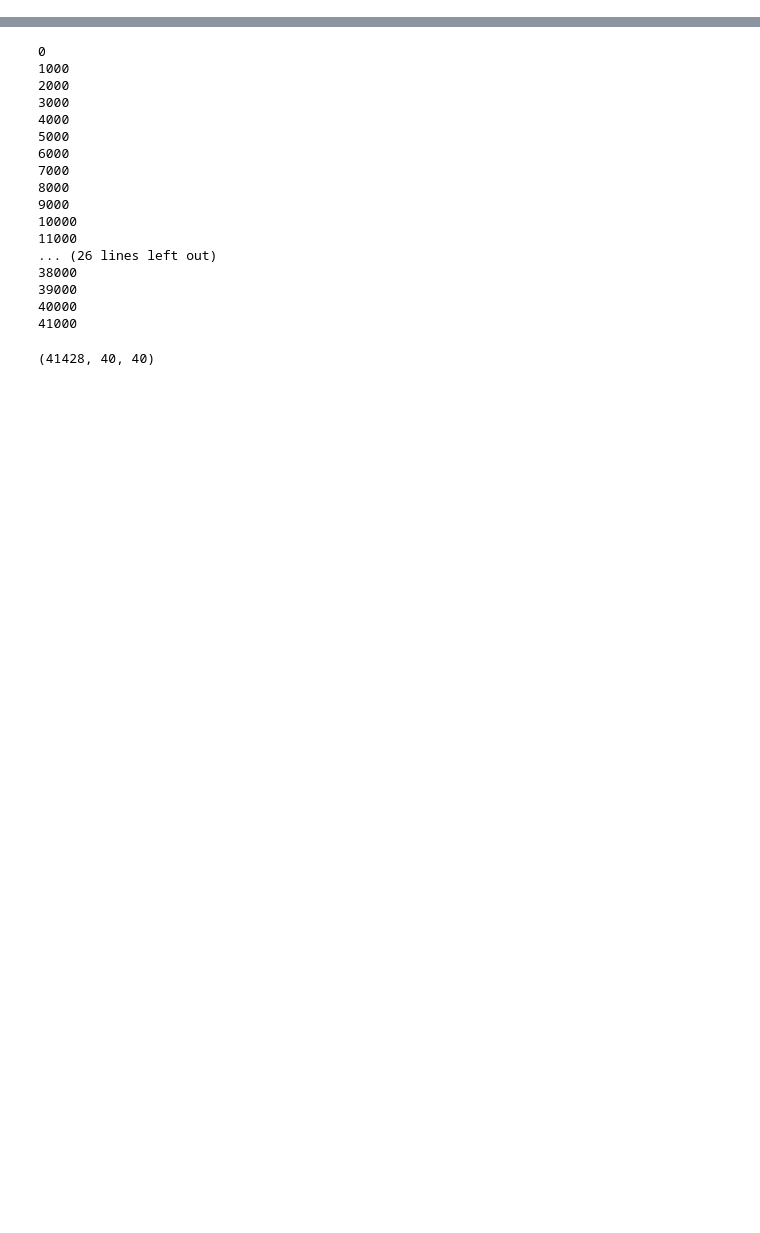
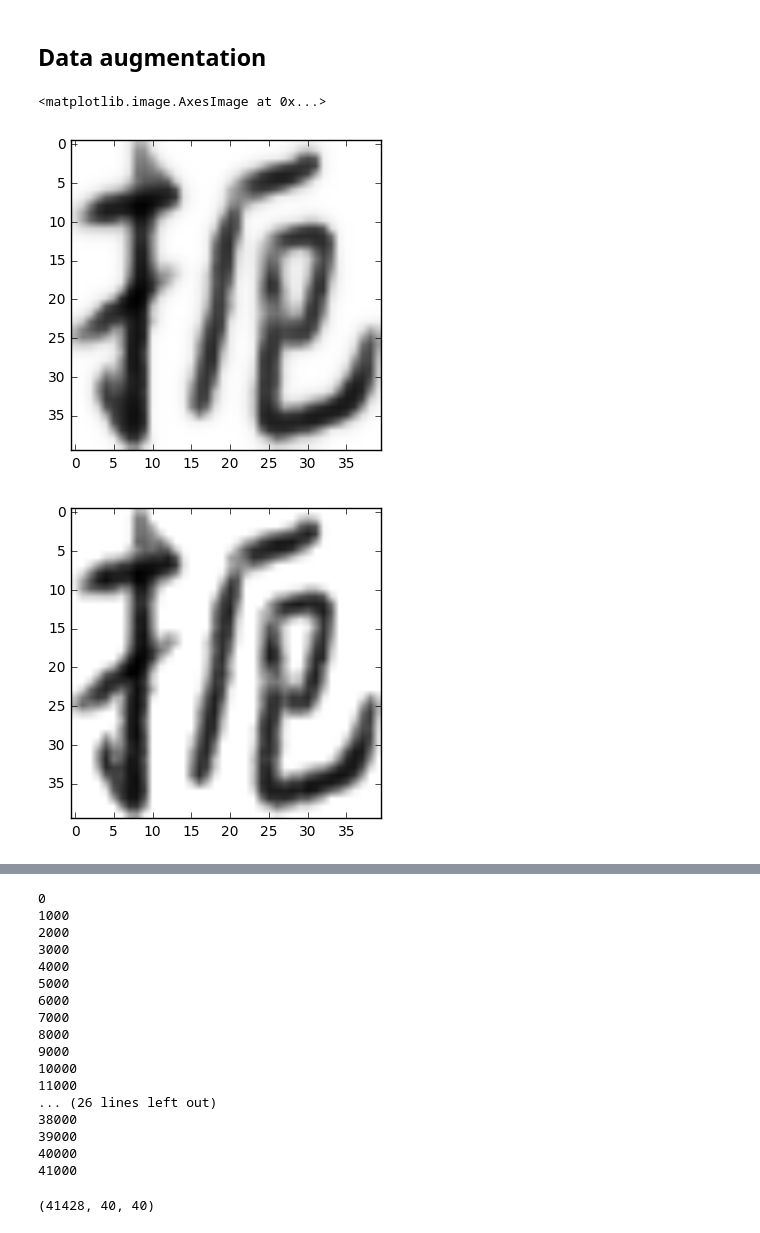
Before and after one commit to alex-kharlamov/RenjuContest, a Jupyter notebook: Competition.ipynb, the cells around one changed output, grey strips where cells are left out. Cells and saved outputs as stored; diff of their text form; code cells hidden in the pictures; blank space fills up the shorter version.

```diff
--- a/Competition.ipynb
+++ b/Competition.ipynb
@@ -23,3 +42,16 @@ Y = np.array(Y)
+# %% [markdown]
+## Data augmentation
 # %%
 X = np.load("X.npy")
 Y = np.load("Y.npy")
+# %%
+from skimage.filters import threshold_adaptive
+from skimage.morphology import skeletonize
+from skimage.restoration import denoise_bilateral
+plt.imshow(denoise_bilateral(X[0], multichannel=False), 'gray')
+plt.figure()
+plt.imshow(X[0], 'gray')
+# %% [output]
+<matplotlib.image.AxesImage at 0x...>
+[figure, added]
+[figure, added]
```
Also changed, not shown: parts of 24 cells of this notebook, 1 other file.
